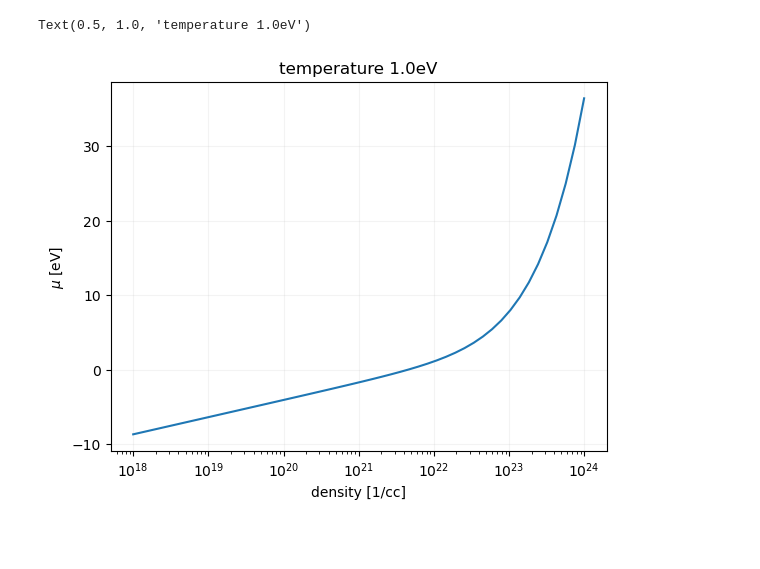
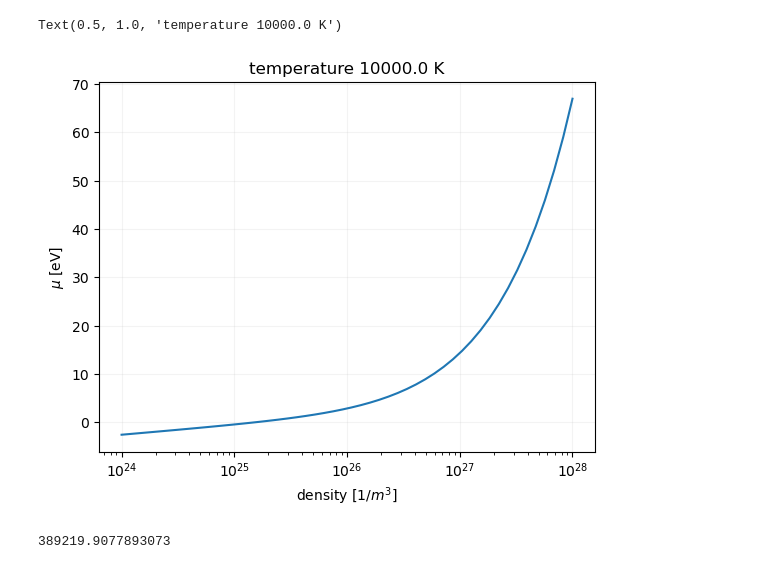
Before and after one commit to MurilloGroupMSU/Two-Temperature-Model, a Jupyter notebook: TTM_param_test.ipynb, the cells around one changed output. Saved outputs shown, nothing was run; the diff lists cells and outputs as text; code cells hidden in the pictures; blank space fills up the shorter version.

```diff
--- a/TTM_param_test.ipynb
+++ b/TTM_param_test.ipynb
@@ -6,9 +7,9 @@ import TTM
 # %%
-dens = np.logspace(18, 24)
+dens = np.logspace(24, 28) #1/m^3
 
-plt.loglog(dens, TTM.Fermi_energy(dens))
+plt.loglog(dens, params.Fermi_energy(dens)*J_to_eV)
 plt.grid(alpha=0.15)
-plt.xlabel("density [1/cc]")
+plt.xlabel(r"density [1/m$^3$]")
 plt.ylabel("$E_F$ [eV]")
 # %% [output]
 Text(0, 0.5, '$E_F$ [eV]')
@@ -16,11 +28,15 @@ Text(0, 0.5, '$E_F$ [eV]')
 # %%
-temp = 1.0
+temp = 1e4
 
-plt.semilogx(dens, TTM.chemical_potential(dens, temp))
+plt.semilogx(dens, params.chemical_potential(dens, temp)*J_to_eV)
 plt.grid(alpha=0.15)
-plt.xlabel("density [1/cc]")
+plt.xlabel(r"density [1/$m^3$]")
 plt.ylabel("$\mu$ [eV]")
-plt.title(f"temperature {temp}eV")
+plt.title(f"temperature {temp} K")
 # %% [output]
-Text(0.5, 1.0, 'temperature 1.0eV')
+Text(0.5, 1.0, 'temperature 10000.0 K')
-[figure, old version]
+[figure, new version]
+# %%
+params.electron_thermal_velocity(temp)
+# %% [output]
+389219.9077893073
```
Also changed, not shown: parts of 5 cells of this notebook, 5 other files.
